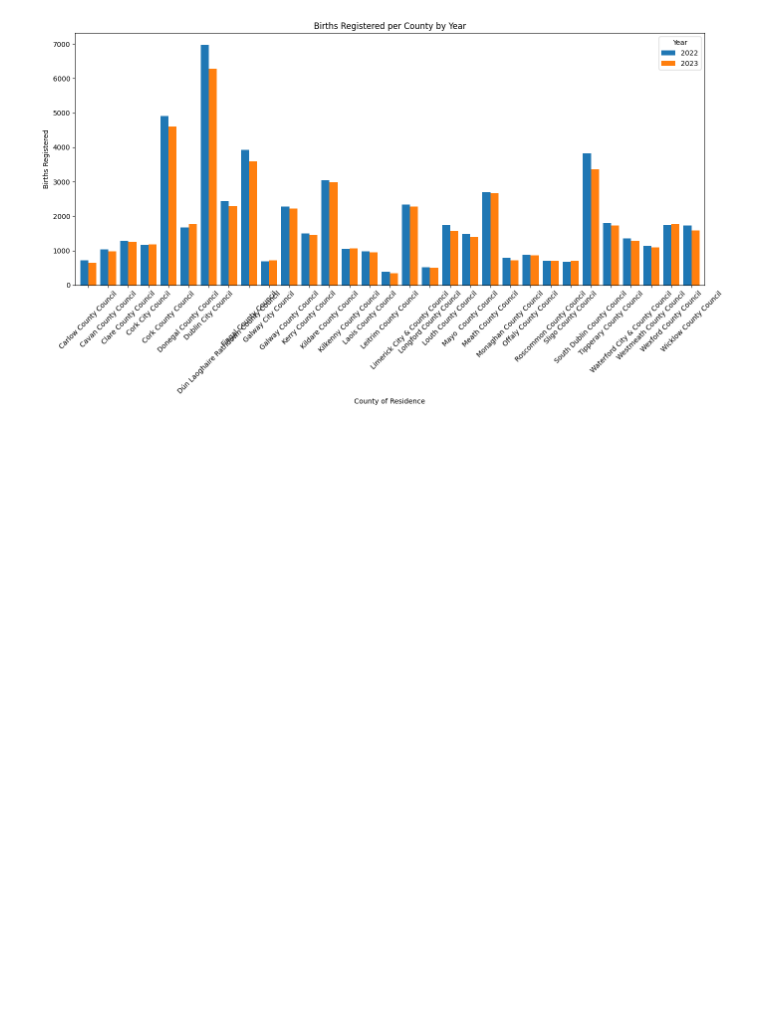
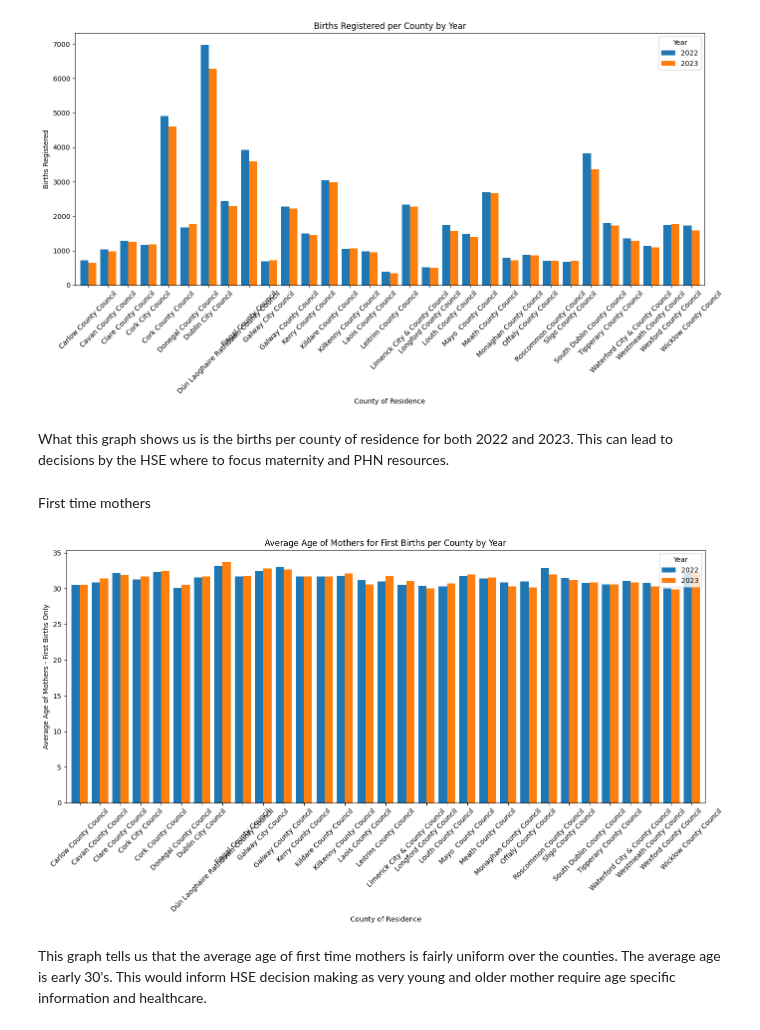
Before and after one commit to GraceMarySmyth/programming-for-data-analytics, a Jupyter notebook: Big_project/birth_rates.ipynb, the cells around one changed output. Drawn from its saved outputs; the diff is of its cells as text; code cells hidden in the pictures; blank space fills up the shorter version.

Commit message:
average age of first time mothers per county

```diff
--- a/Big_project/birth_rates.ipynb
+++ b/Big_project/birth_rates.ipynb
@@ -202,3 +204,30 @@ else:
 	print("The DataFrame 'df' is empty. Please check the data import step.")
 # %% [output]
 [figure]
+# %% [markdown]
+What this graph shows us is the births per county of residence for both 2022 and 2023. This can lead to decisions by the HSE where to focus maternity and PHN resources.
+# %% [markdown]
+First time mothers
+# %%
+if not df.empty:
+	# Group the data by 'County of Residence' and 'Year' and sum the 'Average Age of Mother - First Births only'
+	average_age_data = df.groupby(['County of Residence', 'Year'])['Average Age of Mother - First Births only'].mean().unstack()
+
+	# Plot the bar graph
+	average_age_data.plot(kind='bar', figsize=(14, 8), width=0.8)
+
+	plt.title('Average Age of Mothers for First Births per County by Year')
+	plt.xlabel('County of Residence')
+	plt.ylabel('Average Age of Mothers - First Births Only')
+	plt.xticks(rotation=45)
+	plt.legend(title='Year')
+	plt.tight_layout()
+
+	# Show the plot
+	plt.show()
+else:
+	print("The DataFrame 'df' is empty. Please check the data import step.")
+# %% [output]
+[figure, added]
+# %% [markdown]
+This graph tells us that the average age of first time mothers is fairly uniform over the counties. The average age is early 30's. This would inform HSE decision making as very young and older mother require age specific information and healthcare.
```
Also changed, not shown: parts of 1 cell of this notebook.
